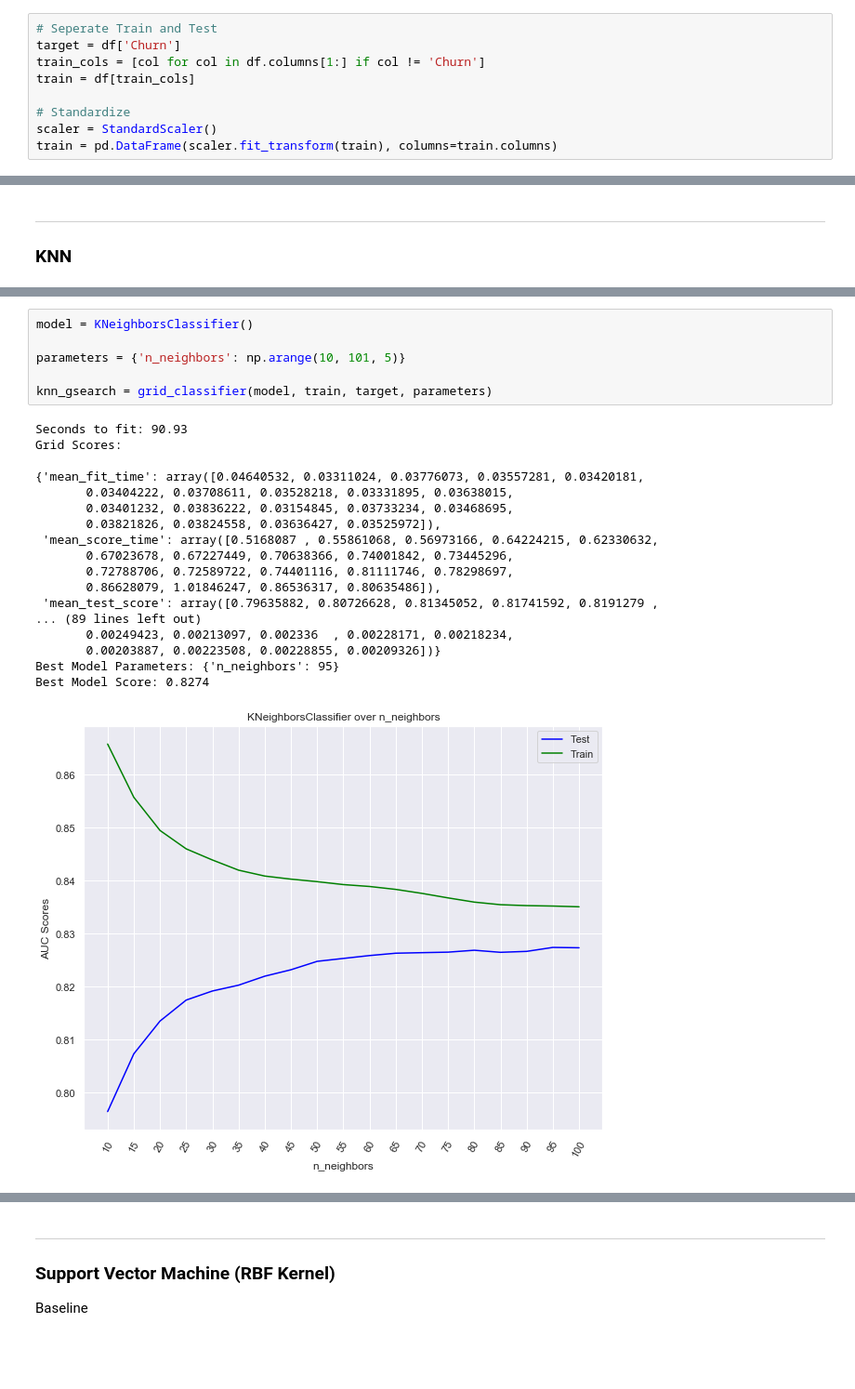
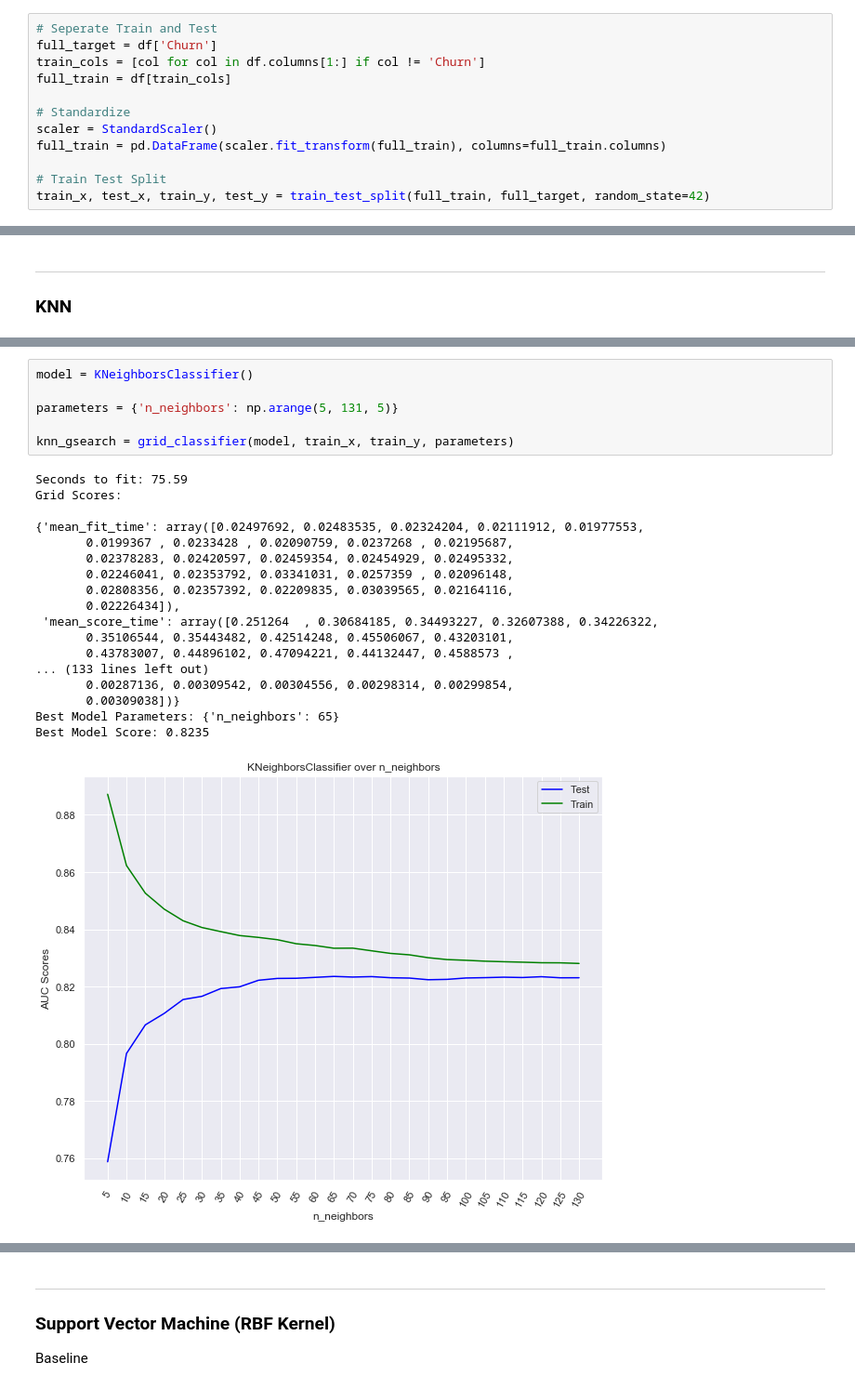
Before and after one commit to blairdev1023/telco_churn, a Jupyter notebook: src/Modeling_Vanilla.ipynb, the cells around one changed output, grey strips where cells are left out. Shown at 93% size. Drawn from its saved outputs; the diff is of its cells as text; blank space fills up the shorter version.

```diff
--- a/src/Modeling_Vanilla.ipynb
+++ b/src/Modeling_Vanilla.ipynb
@@ -29,13 +45,16 @@ pp = PrettyPrinter()
 df = pd.read_csv('../data/telco_churn_numeric.csv')
 # %%
 # Seperate Train and Test
-target = df['Churn']
+full_target = df['Churn']
 train_cols = [col for col in df.columns[1:] if col != 'Churn']
-train = df[train_cols]
+full_train = df[train_cols]
 
 # Standardize
 scaler = StandardScaler()
-train = pd.DataFrame(scaler.fit_transform(train), columns=train.columns)
+full_train = pd.DataFrame(scaler.fit_transform(full_train), columns=full_train.columns)
+
+# Train Test Split
+train_x, test_x, train_y, test_y = train_test_split(full_train, full_target, random_state=42)
 # %%
 def grid_classifier(model, train, target, parameters={}, cv=5, timed=True, feat_imp=False):
     '''
@@ -177,25 +264,25 @@ Best Model Score: 0.8451
 # %%
 model = KNeighborsClassifier()
 
-parameters = {'n_neighbors': np.arange(10, 101, 5)}
+parameters = {'n_neighbors': np.arange(5, 131, 5)}
 
-knn_gsearch = grid_classifier(model, train, target, parameters)
+knn_gsearch = grid_classifier(model, train_x, train_y, parameters)
 # %% [output]
-Seconds to fit: 90.93
+Seconds to fit: 75.59
 Grid Scores:
 
-{'mean_fit_time': array([0.04640532, 0.03311024, 0.03776073, 0.03557281, 0.03420181,
-       0.03404222, 0.03708611, 0.03528218, 0.03331895, 0.03638015,
-       0.03401232, 0.03836222, 0.03154845, 0.03733234, 0.03468695,
-       0.03821826, 0.03824558, 0.03636427, 0.03525972]),
- 'mean_score_time': array([0.5168087 , 0.55861068, 0.56973166, 0.64224215, 0.62330632,
-       0.67023678, 0.67227449, 0.70638366, 0.74001842, 0.73445296,
-       0.72788706, 0.72589722, 0.74401116, 0.81111746, 0.78298697,
-       0.86628079, 1.01846247, 0.86536317, 0.80635486]),
- 'mean_test_score': array([0.79635882, 0.80726628, 0.81345052, 0.81741592, 0.8191279 ,
-... (89 lines left out)
-       0.00249423, 0.00213097, 0.002336  , 0.00228171, 0.00218234,
-       0.00203887, 0.00223508, 0.00228855, 0.00209326])}
-Best Model Parameters: {'n_neighbors': 95}
-Best Model Score: 0.8274
+{'mean_fit_time': array([0.02497692, 0.02483535, 0.02324204, 0.02111912, 0.01977553,
+       0.0199367 , 0.0233428 , 0.02090759, 0.0237268 , 0.02195687,
+       0.02378283, 0.02420597, 0.02459354, 0.02454929, 0.02495332,
+       0.02246041, 0.02353792, 0.03341031, 0.0257359 , 0.02096148,
+       0.02808356, 0.02357392, 0.02209835, 0.03039565, 0.02164116,
+       0.02226434]),
+ 'mean_score_time': array([0.251264  , 0.30684185, 0.34493227, 0.32607388, 0.34226322,
+       0.35106544, 0.35443482, 0.42514248, 0.45506067, 0.43203101,
+       0.43783007, 0.44896102, 0.47094221, 0.44132447, 0.4588573 ,
+... (133 lines left out)
+       0.00287136, 0.00309542, 0.00304556, 0.00298314, 0.00299854,
+       0.00309038])}
+Best Model Parameters: {'n_neighbors': 65}
+Best Model Score: 0.8235
-[figure, old version]
+[figure, new version]
```
Also changed, not shown: parts of 32 cells of this notebook.
